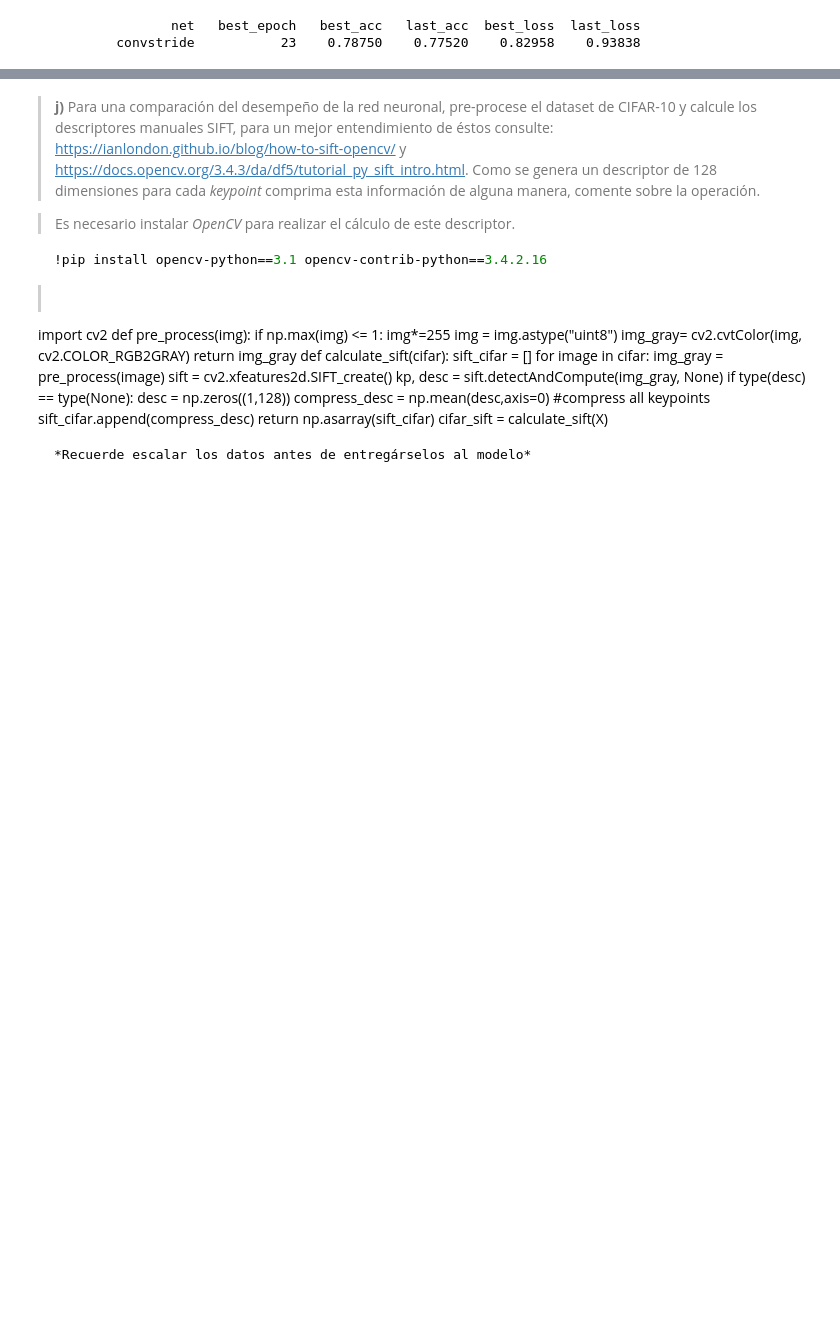
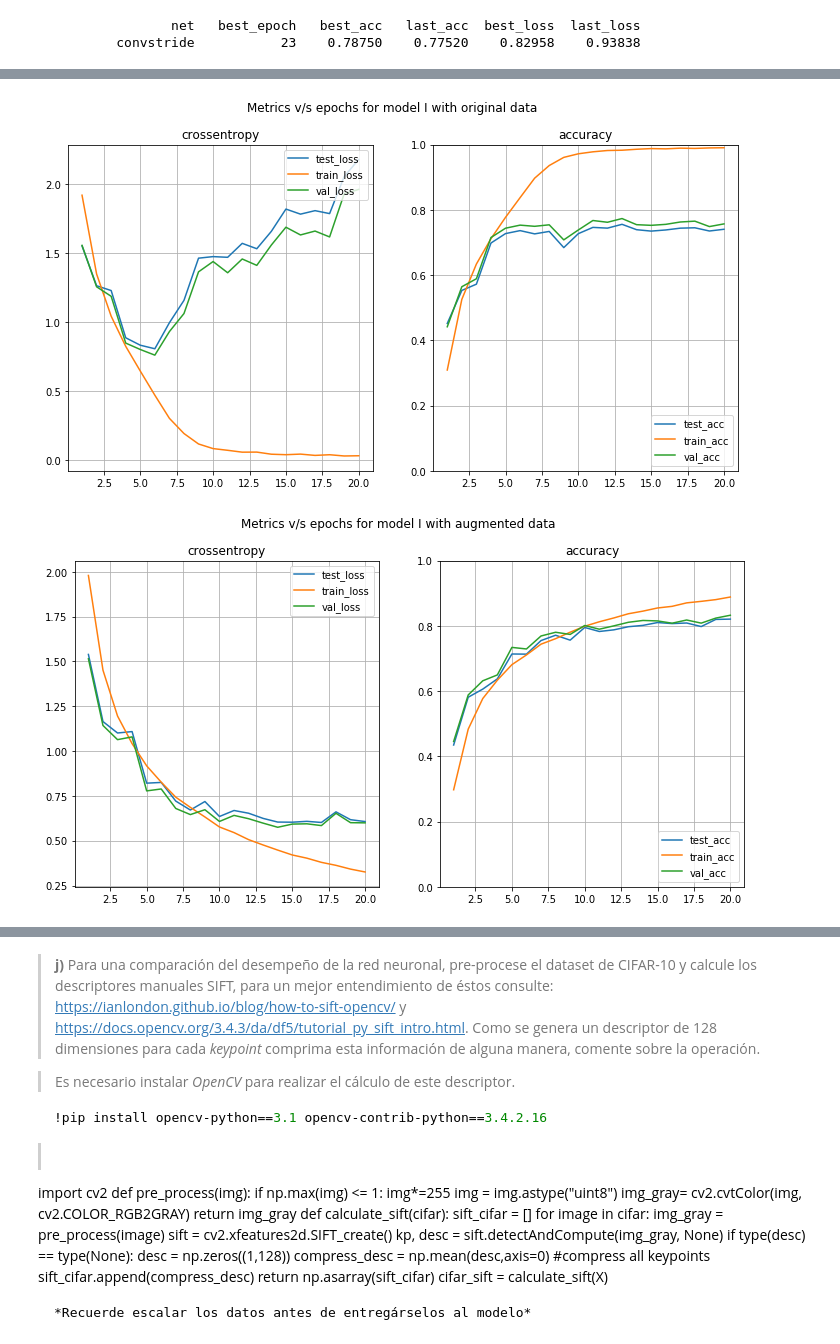
Before and after one commit to Autopawn/ann-tarea2, a Jupyter notebook: tarea2_parte1.ipynb, the cells around one changed output, grey strips where cells are left out. Saved outputs shown, nothing was run; the diff lists cells and outputs as text; code cells hidden in the pictures; blank space fills up the shorter version.

```diff
--- a/tarea2_parte1.ipynb
+++ b/tarea2_parte1.ipynb
@@ -517,0 +519,34 @@ model.fit_generator(datagen.flow(x_train, y_train,batch_size=batch_size),steps_p
+# %%
+datagen = keras.preprocessing.image.ImageDataGenerator(
+    featurewise_center=False, # set input mean to 0 over the dataset
+    samplewise_center=False, # set each sample mean to 0
+    featurewise_std_normalization=False, # divide inputs by std of the dataset
+    samplewise_std_normalization=False, # divide each input by its std
+    zca_whitening=False, # apply ZCA whitening
+    rotation_range=0, # randomly rotate images (degrees, 0 to 180)
+    width_shift_range=0.1, # randomly shift images horizontally (fraction of width)
+    height_shift_range=0.1, # randomly shift images vertically (fraction of height)
+    horizontal_flip=True, # randomly flip images
+    vertical_flip=False, # randomly flip images
+)
+
+BATCH_SIZE_5 = 256
+EPOCHS_5 = 20
+
+train_history_i = []
+#
+model1 = model_i()
+model1.compile(optimizer=rms_opt,loss='categorical_crossentropy',
+    metrics=['categorical_accuracy'])
+history1 = model1.fit(x_tr,y_tr,batch_size=BATCH_SIZE_5,epochs=EPOCHS_5,
+    callbacks=[vloss_cb,tloss_cb])
+train_history_i.append(history1)
+#
+model2 = model_i()
+model2.compile(optimizer=rms_opt,loss='categorical_crossentropy',
+    metrics=['categorical_accuracy'])
+history2 = model2.fit_generator(datagen.flow(x_tr,y_tr,batch_size=BATCH_SIZE_5),
+    steps_per_epoch=(x_tr.shape[0]+BATCH_SIZE_5-1)//BATCH_SIZE_5,
+    epochs=EPOCHS_5,
+    callbacks=[vloss_cb,tloss_cb])
+train_history_i.append(history2)
@@ -517,0 +571,7 @@ model.fit_generator(datagen.flow(x_train, y_train,batch_size=batch_size),steps_p
+# %%
+for i in range(2):
+    plot_errors(separate_metrics(train_history_i[i].history),
+       name="model I with %s data"%['original','augmented'][i])
+# %% [output]
+[figure, added]
+[figure, added]
```
Also changed, not shown: parts of 5 cells of this notebook.
